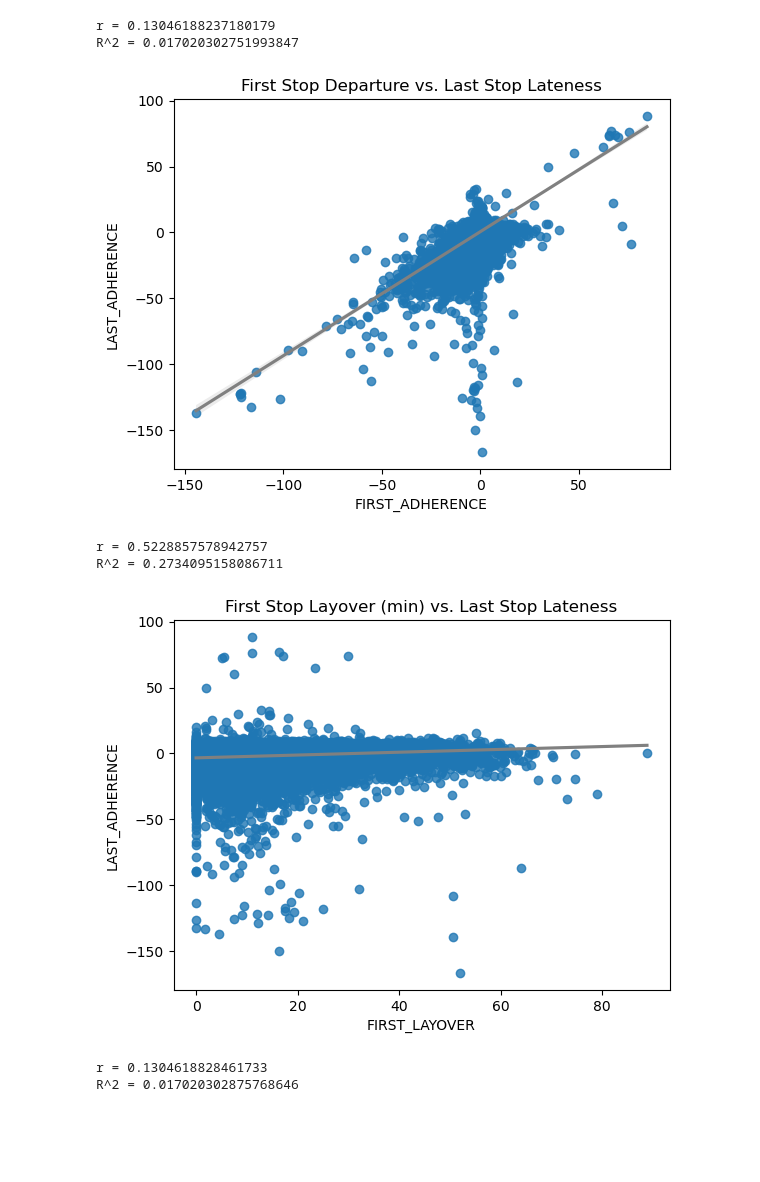
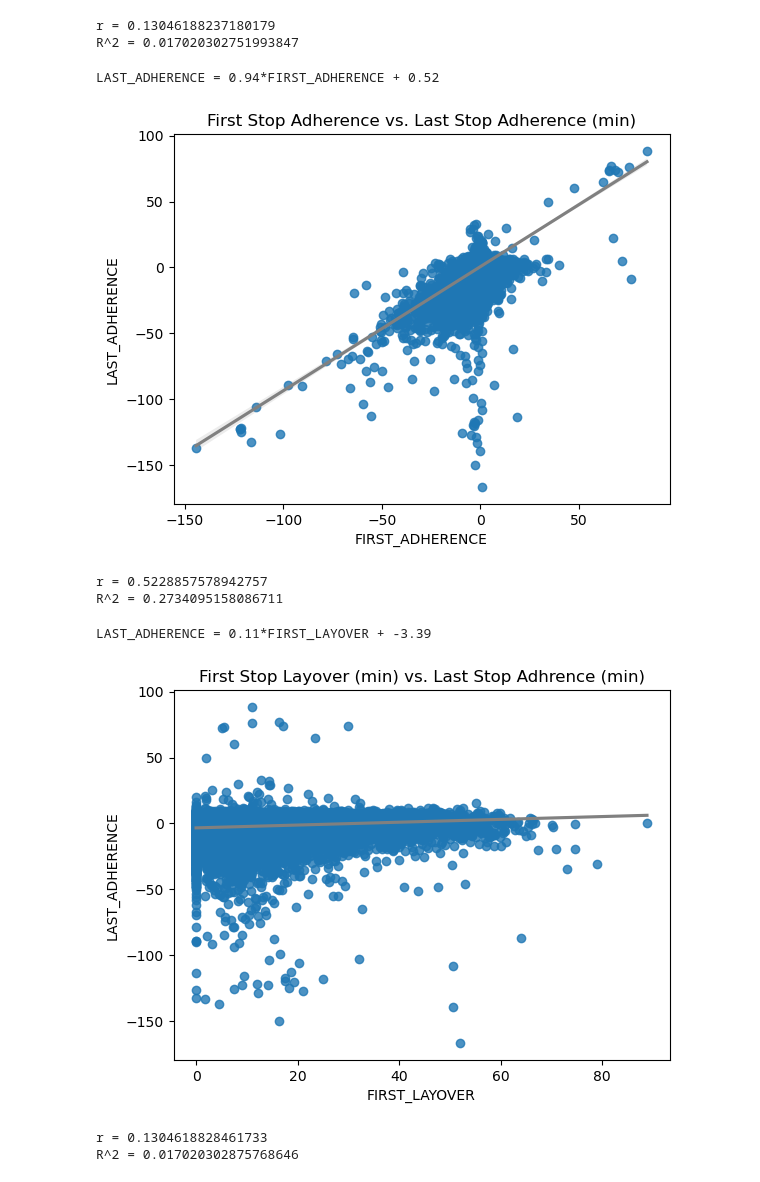
Before and after one commit to ballir27/wego-nashville-bus-adherence, a Jupyter notebook: Notebooks/wego_first_two_new_CSV.ipynb, the cells around one changed output. Cells and saved outputs as stored; diff of their text form; code cells hidden in the pictures; blank space fills up the shorter version.

```diff
--- a/Notebooks/wego_first_two_new_CSV.ipynb
+++ b/Notebooks/wego_first_two_new_CSV.ipynb
@@ -174,11 +175,15 @@ print('R^2 = ' + str(r**2))
 r = 0.13046188237180179
 R^2 = 0.017020302751993847
 # %%
-sns.regplot(data = first_last_adherence_no_out, x = 'FIRST_ADHERENCE', y = 'LAST_ADHERENCE', line_kws = {'color':'grey'}).set(title = 'First Stop Departure vs. Last Stop Lateness');
+adhereplot = sns.regplot(data = first_last_adherence_no_out, x = 'FIRST_ADHERENCE', y = 'LAST_ADHERENCE', line_kws = {'color':'grey'})
+slope, intercept, r, p, sterr = st.linregress(x=adhereplot.get_lines()[0].get_xdata(),y=adhereplot.get_lines()[0].get_ydata())
+print(f'LAST_ADHERENCE = {round(slope,2)}*FIRST_ADHERENCE + {round(intercept,2)}')
+adhereplot.set(title = 'First Stop Adherence vs. Last Stop Adherence (min)');
 #first_last_adherence_no_out.plot(kind = 'scatter', x = 'FIRST_ADHERENCE', y = 'LAST_ADHERENCE')
 #plt.title('First Stop Departure vs. Last Stop Lateness');
 # %% [output]
+LAST_ADHERENCE = 0.94*FIRST_ADHERENCE + 0.52
-[figure, old version]
+[figure, new version]
 # %%
 r = first_last_adherence_no_out[['FIRST_ADHERENCE', 'LAST_ADHERENCE']].corr()['FIRST_ADHERENCE']['LAST_ADHERENCE']
 print('r = ' + str(r))
@@ -187,11 +192,16 @@ print('R^2 = ' + str(r**2))
 r = 0.5228857578942757
 R^2 = 0.2734095158086711
 # %%
-sns.regplot(data = first_last_adherence_no_out, x = 'FIRST_LAYOVER', y = 'LAST_ADHERENCE', line_kws = {'color':'grey'}).set(title = 'First Stop Layover (min) vs. Last Stop Lateness');
+layoverplot = sns.regplot(data = first_last_adherence_no_out, x = 'FIRST_LAYOVER', y = 'LAST_ADHERENCE', line_kws = {'color':'grey'})
+slope, intercept, r, p, sterr = st.linregress(x=layoverplot.get_lines()[0].get_xdata(),y=layoverplot.get_lines()[0].get_ydata())
+print(f'LAST_ADHERENCE = {round(slope,2)}*FIRST_LAYOVER + {round(intercept,2)}')
+layoverplot.set(title = 'First Stop Layover (min) vs. Last Stop Adhrence (min)');
+
 #first_last_adherence_no_out.plot(kind = 'scatter', x = 'FIRST_LAYOVER', y = 'LAST_ADHERENCE')
 #plt.title('First Stop Layover (min) vs. Last Stop Lateness');
 # %% [output]
+LAST_ADHERENCE = 0.11*FIRST_LAYOVER + -3.39
-[figure, old version]
+[figure, new version]
 # %%
 r = first_last_adherence_no_out[['FIRST_LAYOVER', 'LAST_ADHERENCE']].corr()['FIRST_LAYOVER']['LAST_ADHERENCE']
 print('r = ' + str(r))
```
Also changed, not shown: parts of 1 cell of this notebook.
